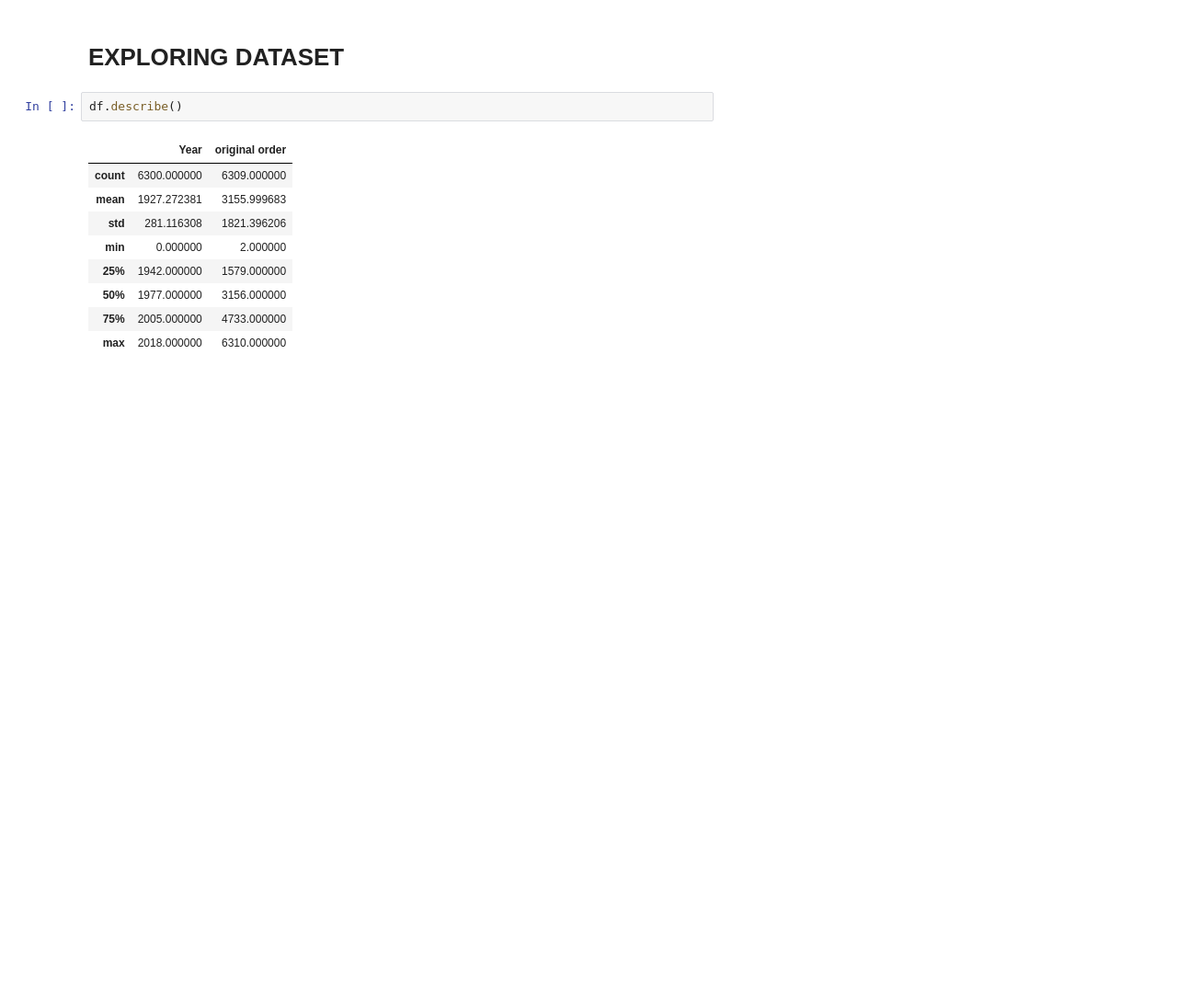
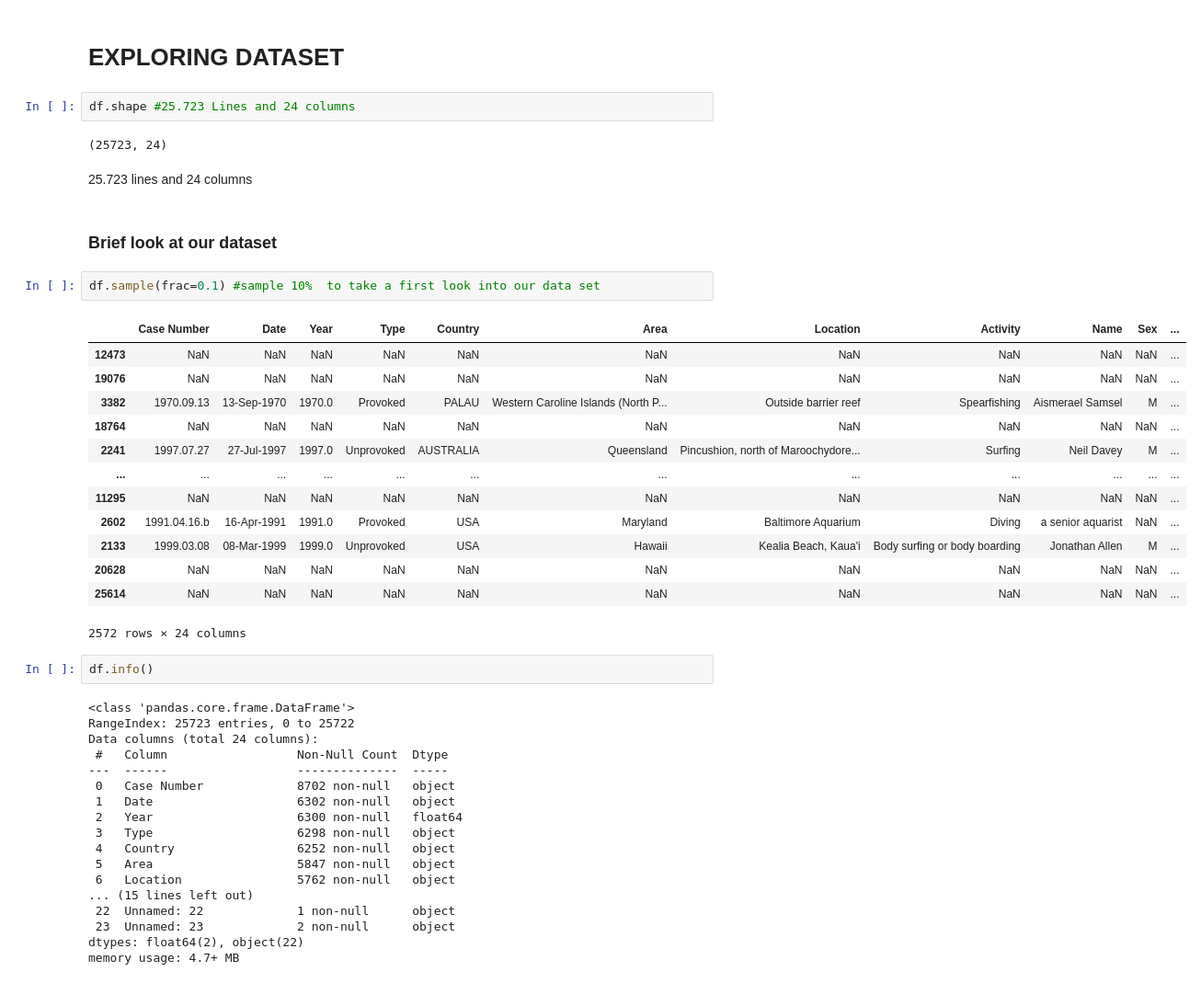
Before and after one commit to VictorPablo12/data-cleaning-pandas, a Jupyter notebook: analysis.ipynb, the cells around one changed output. Shown: that part at 92% size. Saved outputs shown, nothing was run; the diff lists cells and outputs as text; blank space fills up the shorter version.

```diff
--- a/analysis.ipynb
+++ b/analysis.ipynb
@@ -7,15 +7,47 @@ import numpy as np
 df = pd.read_csv("data/attacks.csv",encoding = "ISO-8859-1")
 # %% [markdown]
 # EXPLORING DATASET
+# %%
+df.shape #25.723 Lines and 24 columns
+# %% [output]
+(25723, 24)
+# %% [markdown]
+25.723 lines and 24 columns
+# %% [markdown]
+### Brief look at our dataset
+# %%
+df.sample(frac=0.1) #sample 10%  to take a first look into our data set
+# %% [output]
+|  | Case Number | Date | Year | Type | Country | Area | Location | Activity | Name | Sex | ... |
+| 12473 | NaN | NaN | NaN | NaN | NaN | NaN | NaN | NaN | NaN | NaN | ... |
+| 19076 | NaN | NaN | NaN | NaN | NaN | NaN | NaN | NaN | NaN | NaN | ... |
+| 3382 | 1970.09.13 | 13-Sep-1970 | 1970.0 | Provoked | PALAU | Western Caroline Islands (North P... | Outside barrier reef | Spearfishing | Aismerael Samsel | M | ... |
+| 18764 | NaN | NaN | NaN | NaN | NaN | NaN | NaN | NaN | NaN | NaN | ... |
+| 2241 | 1997.07.27 | 27-Jul-1997 | 1997.0 | Unprovoked | AUSTRALIA | Queensland | Pincushion, north of Maroochydore... | Surfing | Neil Davey | M | ... |
+| ... | ... | ... | ... | ... | ... | ... | ... | ... | ... | ... | ... |
+| 11295 | NaN | NaN | NaN | NaN | NaN | NaN | NaN | NaN | NaN | NaN | ... |
+| 2602 | 1991.04.16.b | 16-Apr-1991 | 1991.0 | Provoked | USA | Maryland | Baltimore Aquarium | Diving | a senior aquarist | NaN | ... |
+| 2133 | 1999.03.08 | 08-Mar-1999 | 1999.0 | Unprovoked | USA | Hawaii | Kealia Beach, Kaua'i | Body surfing or body boarding | Jonathan Allen | M | ... |
+| 20628 | NaN | NaN | NaN | NaN | NaN | NaN | NaN | NaN | NaN | NaN | ... |
+| 25614 | NaN | NaN | NaN | NaN | NaN | NaN | NaN | NaN | NaN | NaN | ... |
+2572 rows × 24 columns
 # %%
-df.describe()
+df.info()
 # %% [output]
-|  | Year | original order |
-| count | 6300.000000 | 6309.000000 |
-| mean | 1927.272381 | 3155.999683 |
-| std | 281.116308 | 1821.396206 |
-| min | 0.000000 | 2.000000 |
-| 25% | 1942.000000 | 1579.000000 |
-| 50% | 1977.000000 | 3156.000000 |
-| 75% | 2005.000000 | 4733.000000 |
-| max | 2018.000000 | 6310.000000 |
+<class 'pandas.core.frame.DataFrame'>
+RangeIndex: 25723 entries, 0 to 25722
+Data columns (total 24 columns):
+ #   Column                  Non-Null Count  Dtype
+---  ------                  --------------  -----
+ 0   Case Number             8702 non-null   object
+ 1   Date                    6302 non-null   object
+ 2   Year                    6300 non-null   float64
+ 3   Type                    6298 non-null   object
+ 4   Country                 6252 non-null   object
+ 5   Area                    5847 non-null   object
+ 6   Location                5762 non-null   object
+... (15 lines left out)
+ 22  Unnamed: 22             1 non-null      object
+ 23  Unnamed: 23             2 non-null      object
+dtypes: float64(2), object(22)
+memory usage: 4.7+ MB
```
Also changed, not shown: parts of 17 cells of this notebook.
